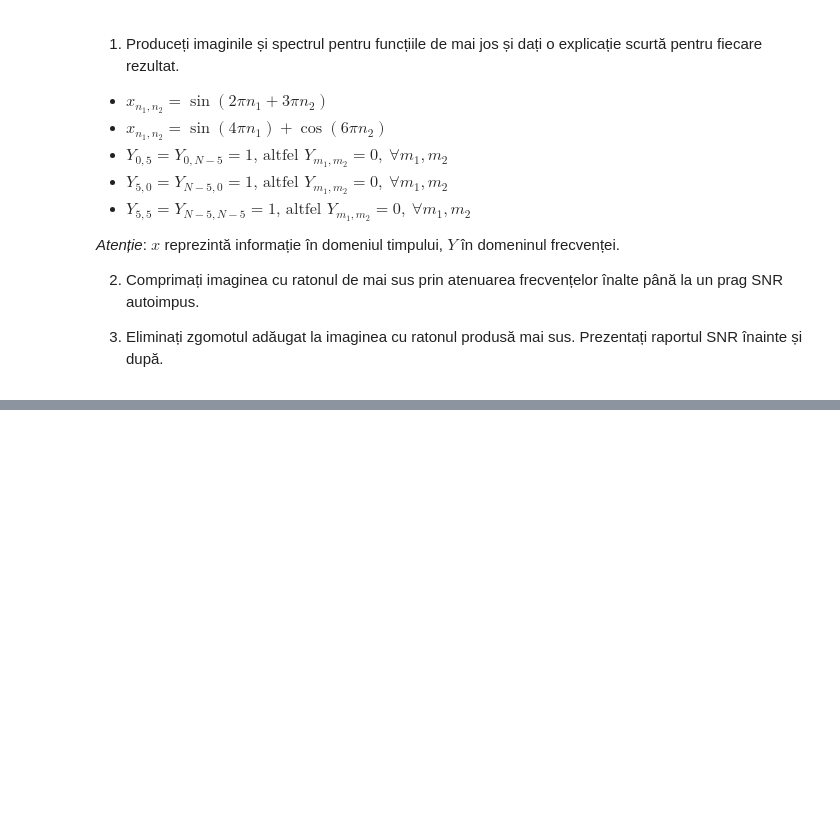
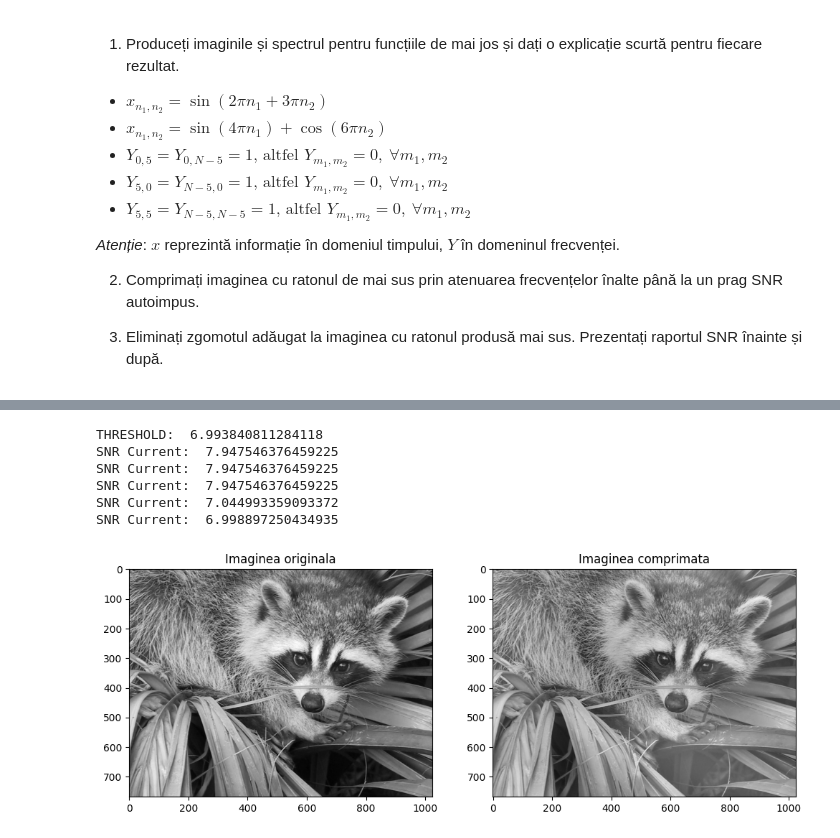
Before and after one commit to cristibc/SignalProcessingUB, a Jupyter notebook: lab7/lab7.ipynb, the cells around one changed output, grey strips where cells are left out. Cells and saved outputs as stored; diff of their text form; code cells hidden in the pictures; blank space fills up the shorter version.

```diff
--- a/lab7/lab7.ipynb
+++ b/lab7/lab7.ipynb
@@ -172,0 +228,47 @@ plt.show()
+# %%
+# 2
+
+X = misc.face(gray=True)
+
+def compress(X, cutoff_ratio):
+    Y = np.fft.fft2(X)
+    Y_cutoff = np.max(np.abs(Y)) * cutoff_ratio
+    Y_comprimat = np.where(np.abs(Y) >= Y_cutoff, Y*0.1, Y)
+    X_new = np.real(np.fft.ifft2(Y_comprimat))
+    return X_new
+
+def SNR(imag, imag_compressed):
+    mse = np.mean((imag - imag_compressed) ** 2)
+    if (mse == 0):
+        return 10**10
+    max_value = 255
+    return 20 * np.log10(max_value/(np.sqrt(mse)))
+
+X_to_compress = compress(X, 0.99)
+snr_threshold = SNR(X, X_to_compress) * 0.88
+SNR_current = SNR(X, X_to_compress)
+print("THRESHOLD: ", snr_threshold)
+print("SNR Current: ", SNR_current)
+
+while SNR_current >= snr_threshold:
+    print("SNR Current: ", SNR_current)
+    SNR_current = SNR(X, X_to_compress)
+    X_to_compress = compress(X_to_compress, 0.9)
+
+plt.figure(figsize=(12, 5))
+plt.subplot(1, 2, 1)
+plt.imshow(X, cmap=plt.cm.gray)
+plt.title("Imaginea originala")
+
+plt.subplot(1, 2, 2)
+plt.imshow(X_to_compress, cmap=plt.cm.gray)
+plt.title("Imaginea comprimata")
+plt.show()
+# %% [output]
+THRESHOLD:  6.993840811284118
+SNR Current:  7.947546376459225
+SNR Current:  7.947546376459225
+SNR Current:  7.947546376459225
+SNR Current:  7.044993359093372
+SNR Current:  6.998897250434935
+[figure, added]
```
Also changed, not shown: parts of 2 cells of this notebook.
